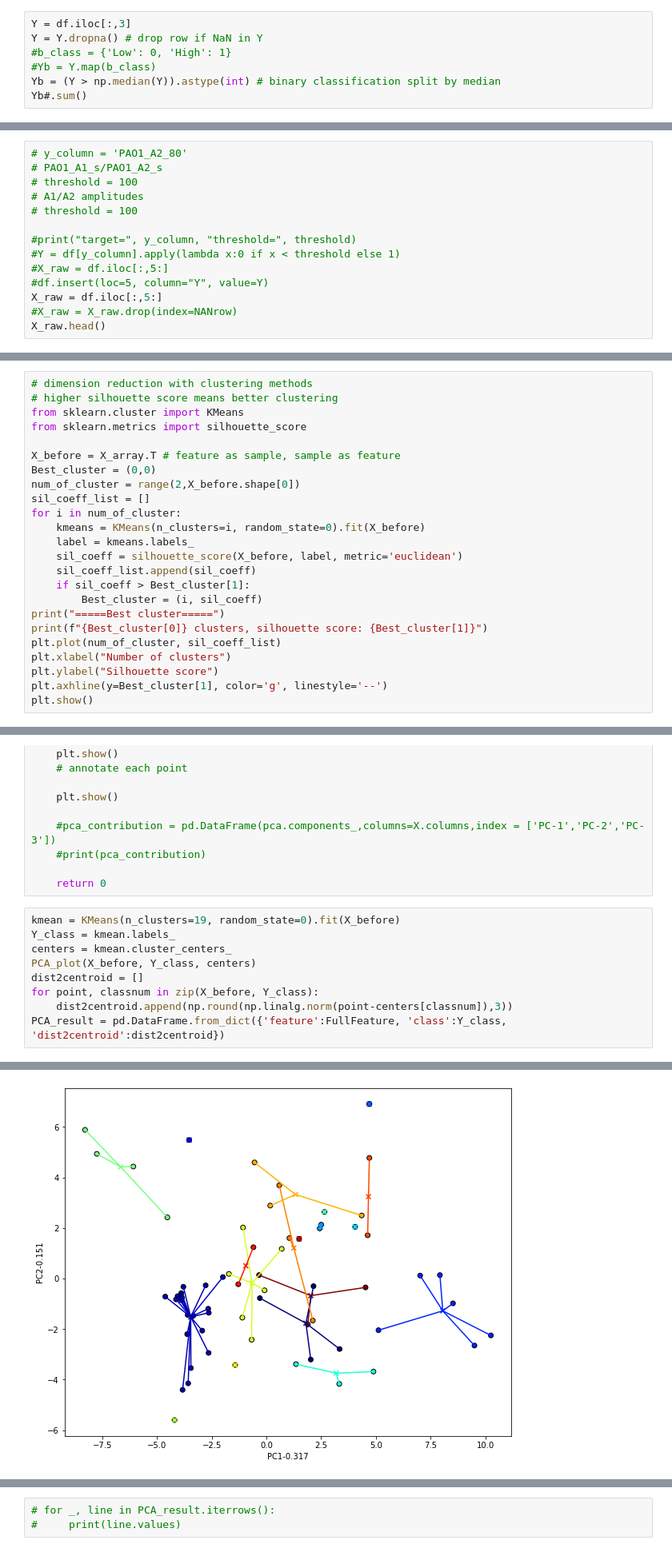
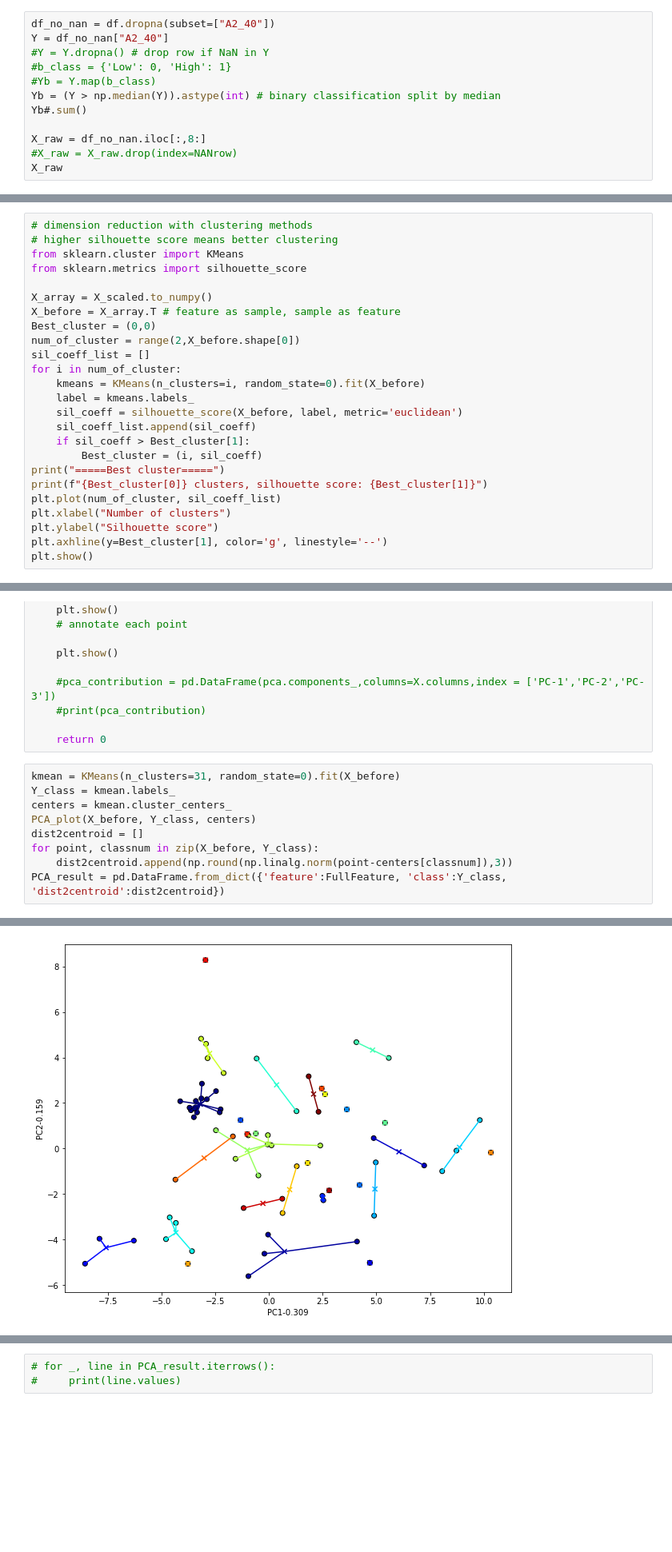
Before and after one commit to yshen25/EPI_ML, a Jupyter notebook: ML_test.ipynb, the cells around one changed output, grey strips where cells are left out. Shown: that part at 80% size. Saved outputs shown, nothing was run; the diff lists cells and outputs as text; blank space fills up the shorter version.

```diff
--- a/ML_test.ipynb
+++ b/ML_test.ipynb
@@ -33,10 +33,15 @@ missing values!
 # %% [markdown]
 ### Specify X and Y
 # %%
-Y = df.iloc[:,3]
-Y = Y.dropna() # drop row if NaN in Y
+df_no_nan = df.dropna(subset=["A2_40"])
+Y = df_no_nan["A2_40"]
+#Y = Y.dropna() # drop row if NaN in Y
 #b_class = {'Low': 0, 'High': 1}
 #Yb = Y.map(b_class)
 Yb = (Y > np.median(Y)).astype(int) # binary classification split by median
 Yb#.sum()
+
+X_raw = df_no_nan.iloc[:,8:]
+#X_raw = X_raw.drop(index=NANrow)
+X_raw
 # %% [output]
@@ -55,14 +60,0 @@ Name: A2_40, Length: 81, dtype: int64
-# %%
-# y_column = 'PAO1_A2_80'
-# PAO1_A1_s/PAO1_A2_s
-# threshold = 100
-# A1/A2 amplitudes
-# threshold = 100
-
-#print("target=", y_column, "threshold=", threshold)
-#Y = df[y_column].apply(lambda x:0 if x < threshold else 1)
-#X_raw = df.iloc[:,5:]
-#df.insert(loc=5, column="Y", value=Y)
-X_raw = df.iloc[:,5:]
-#X_raw = X_raw.drop(index=NANrow)
-X_raw.head()
@@ -116,6 +100,7 @@ print('# of features for next step:', X_scaled.shape[1])
 from sklearn.cluster import KMeans
 from sklearn.metrics import silhouette_score
 
+X_array = X_scaled.to_numpy()
 X_before = X_array.T # feature as sample, sample as feature
 Best_cluster = (0,0)
 num_of_cluster = range(2,X_before.shape[0])
@@ -188,7 +173,7 @@ def PCA_plot(X, Y_class, centers):
 
     return 0
 # %%
-kmean = KMeans(n_clusters=19, random_state=0).fit(X_before)
+kmean = KMeans(n_clusters=31, random_state=0).fit(X_before)
 Y_class = kmean.labels_
 centers = kmean.cluster_centers_
 PCA_plot(X_before, Y_class, centers)
@@ -201,4 +186,4 @@ PCA_result = pd.DataFrame.from_dict({'feature':FullFeature, 'class':Y_class, 'di
-[figure, old version]
+[figure, new version]
 # %%
 # extract featrues that are closest to the cluster centers
 PCA_result = PCA_result.sort_values(['class', 'dist2centroid'], ascending=[True, True])
```
Also changed, not shown: parts of 18 cells of this notebook, 4 other files.
